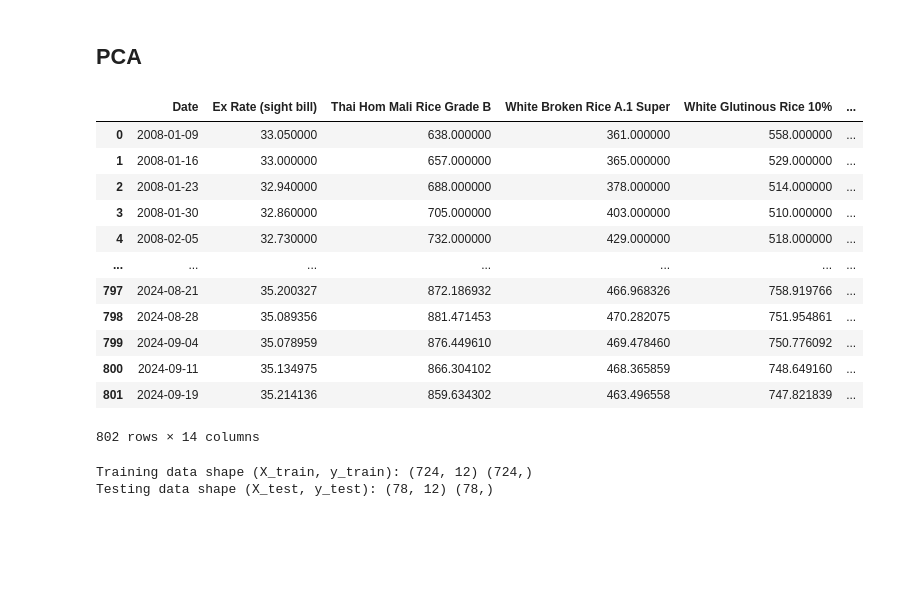
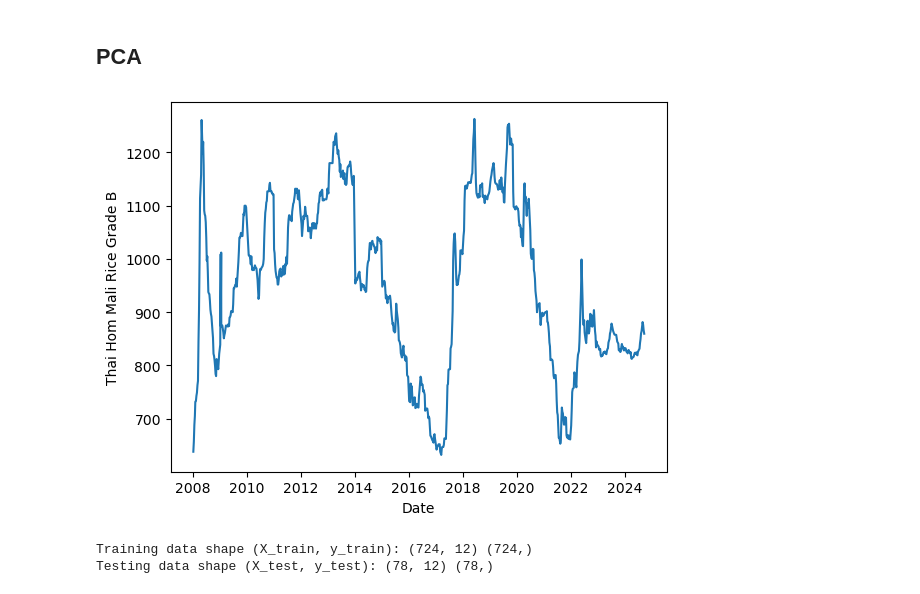
Before and after one commit to chanopsethiwan/RicePricePrediction, a Jupyter notebook: src/ChanopSethiwanA0296969WAssignment2.ipynb, the cells around one changed output. Drawn from its saved outputs; the diff is of its cells as text; code cells hidden in the pictures; blank space fills up the shorter version.

```diff
--- a/src/ChanopSethiwanA0296969WAssignment2.ipynb
+++ b/src/ChanopSethiwanA0296969WAssignment2.ipynb
@@ -851,24 +852,14 @@ df2.to_csv('../data/final_forecasted_price.csv', index = False)
 # %%
 # Preprocess data
 merged_df = pd.read_csv('../data/final_forecasted_price.csv')
 merged_df['Date'] = pd.to_datetime(merged_df['Date'])
 merged_df['Year'] = pd.to_datetime(merged_df['Date']).dt.year
 merged_df['Month'] = pd.to_datetime(merged_df['Date']).dt.month
-merged_df
+# merged_df.drop(columns = ['Estimated Temperature', 'Estimated Precipitation'], inplace=True)
+sns.lineplot(data = merged_df, x = 'Date', y = 'Thai Hom Mali Rice Grade B')
+plt.show()
 # %% [output]
-|  | Date | Ex Rate (sight bill) | Thai Hom Mali Rice Grade B | White Broken Rice A.1 Super | White Glutinous Rice 10% | ... |
-| 0 | 2008-01-09 | 33.050000 | 638.000000 | 361.000000 | 558.000000 | ... |
-| 1 | 2008-01-16 | 33.000000 | 657.000000 | 365.000000 | 529.000000 | ... |
-| 2 | 2008-01-23 | 32.940000 | 688.000000 | 378.000000 | 514.000000 | ... |
-| 3 | 2008-01-30 | 32.860000 | 705.000000 | 403.000000 | 510.000000 | ... |
-| 4 | 2008-02-05 | 32.730000 | 732.000000 | 429.000000 | 518.000000 | ... |
-| ... | ... | ... | ... | ... | ... | ... |
-| 797 | 2024-08-21 | 35.200327 | 872.186932 | 466.968326 | 758.919766 | ... |
-| 798 | 2024-08-28 | 35.089356 | 881.471453 | 470.282075 | 751.954861 | ... |
-| 799 | 2024-09-04 | 35.078959 | 876.449610 | 469.478460 | 750.776092 | ... |
-| 800 | 2024-09-11 | 35.134975 | 866.304102 | 468.365859 | 748.649160 | ... |
-| 801 | 2024-09-19 | 35.214136 | 859.634302 | 463.496558 | 747.821839 | ... |
-802 rows × 14 columns
+[figure, added]
 # %%
 # Separate the data into training (2008–2022) and testing (2023–2024) based on the 'Date' column
 train_data = merged_df[(merged_df['Date'] >= '2008-01-01') & (merged_df['Date'] <= '2022-12-31')]
```
Also changed, not shown: parts of 23 cells of this notebook.
